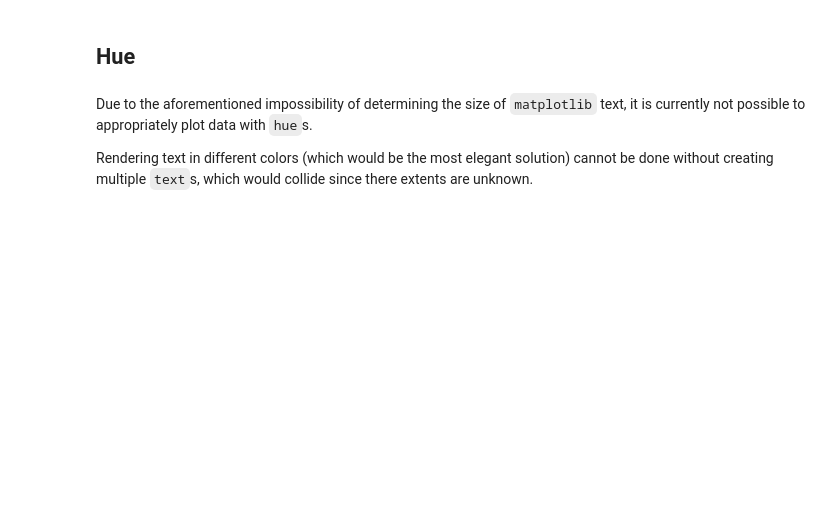
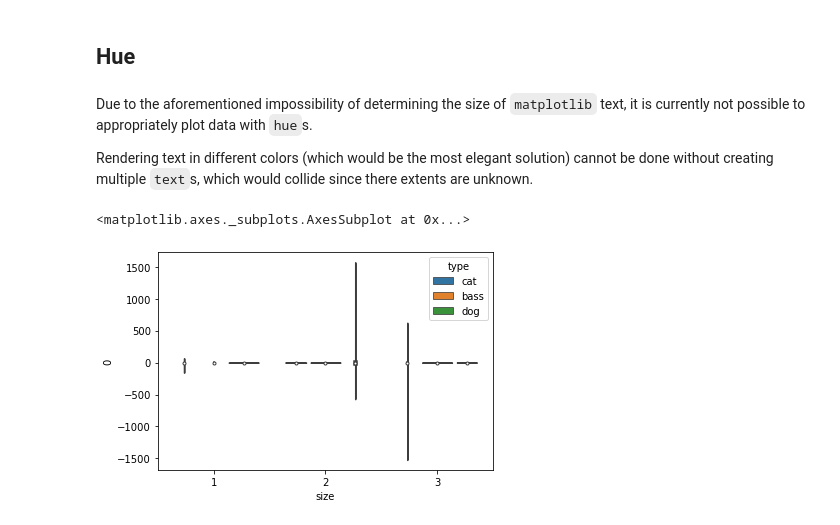
Before and after one commit to wendli01/outlier_plotting, a Jupyter notebook: examples.ipynb, the cells around one changed output. Cells and saved outputs as stored; diff of their text form; code cells hidden in the pictures; blank space fills up the shorter version.

```diff
--- a/examples.ipynb
+++ b/examples.ipynb
@@ -121,6 +123,11 @@ plt.show()
 Due to the aforementioned impossibility of determining the size of `matplotlib` text, it is currently not possible to appropriately plot data with `hue`s.
 
 Rendering text in different colors (which would be the most elegant solution) cannot be done without creating multiple `text`s, which would collide since there extents are unknown.
+# %%
+sns.violinplot(data=df, hue = 'type', y=0, x='size')
+# %% [output]
+<matplotlib.axes._subplots.AxesSubplot at 0x...>
+[figure, added]
 # %%
 handle_outliers(data=df, plotter = sns.violinplot, x = 'type', y=0, hue='size')
 plt.show()
```
Also changed, not shown: parts of 10 cells of this notebook, 1 other file.
